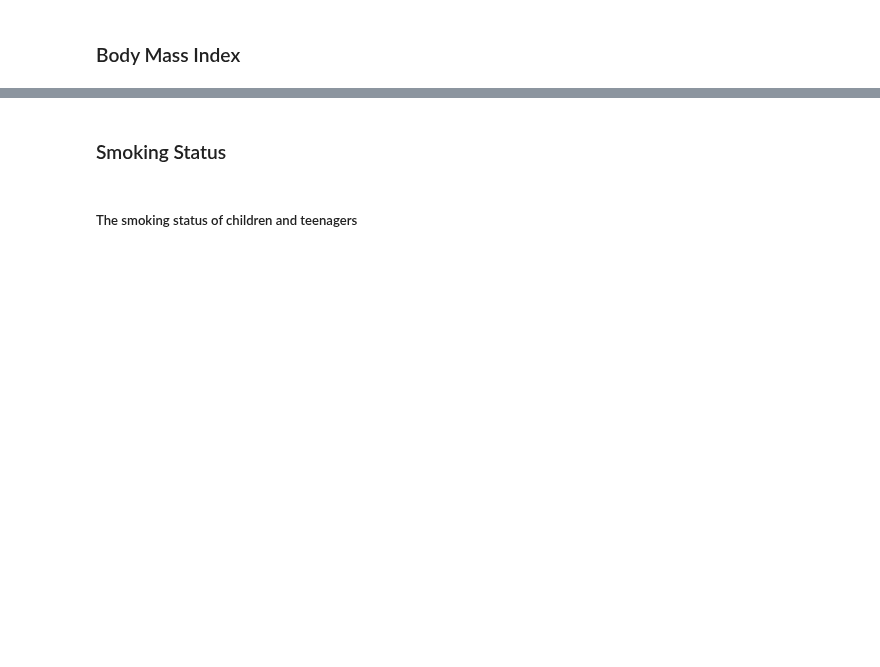
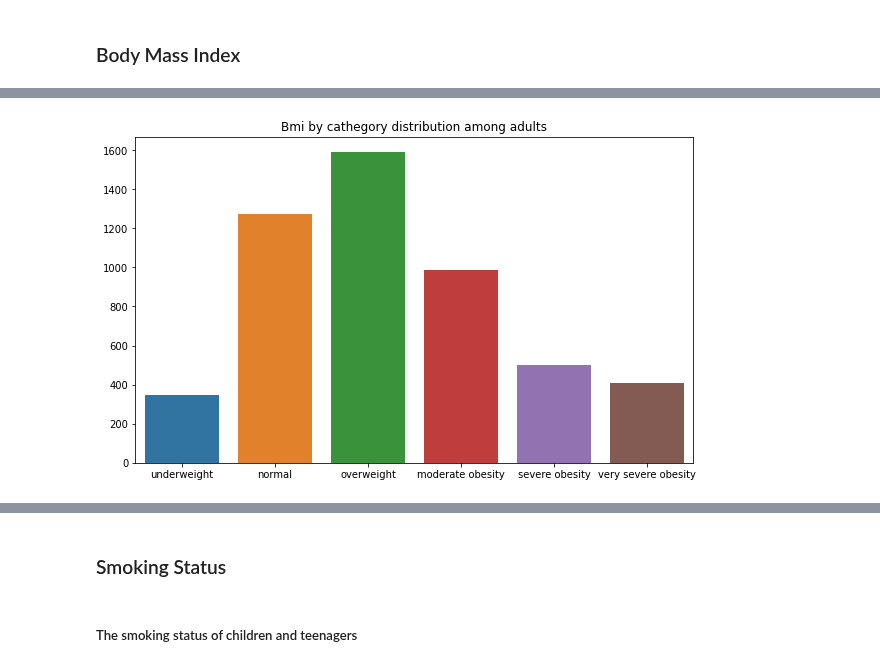
Before and after one commit to bori00/Stroke-Predictor, a Jupyter notebook: Stroke_Predictor.ipynb, the cells around one changed output, grey strips where cells are left out. Saved outputs shown, nothing was run; the diff lists cells and outputs as text; code cells hidden in the pictures; blank space fills up the shorter version.

```diff
--- a/Stroke_Predictor.ipynb
+++ b/Stroke_Predictor.ipynb
@@ -569,0 +749,14 @@ dtype: int64
+# %%
+new_stroke_df_with_bmi_categ = stroke_df.copy()
+new_stroke_df_with_bmi_categ.bmi = pd.cut(new_stroke_df_with_bmi_categ.bmi,
+                                      bins=[0, 18.5, 25, 30, 35, 40, 100],
+                                      labels=bmi_categ_list)
+
+bmi_categ_value_counts = new_stroke_df_with_bmi_categ.bmi.value_counts()
+
+plt.figure(figsize=(10,6))
+plt.title("Bmi by cathegory distribution among adults")
+sns.barplot(x=bmi_categ_value_counts.index, y=bmi_categ_value_counts.array, order=bmi_categ_list)
+plt.show()
+# %% [output]
+[figure, added]
```
Also changed, not shown: parts of 42 cells of this notebook.
